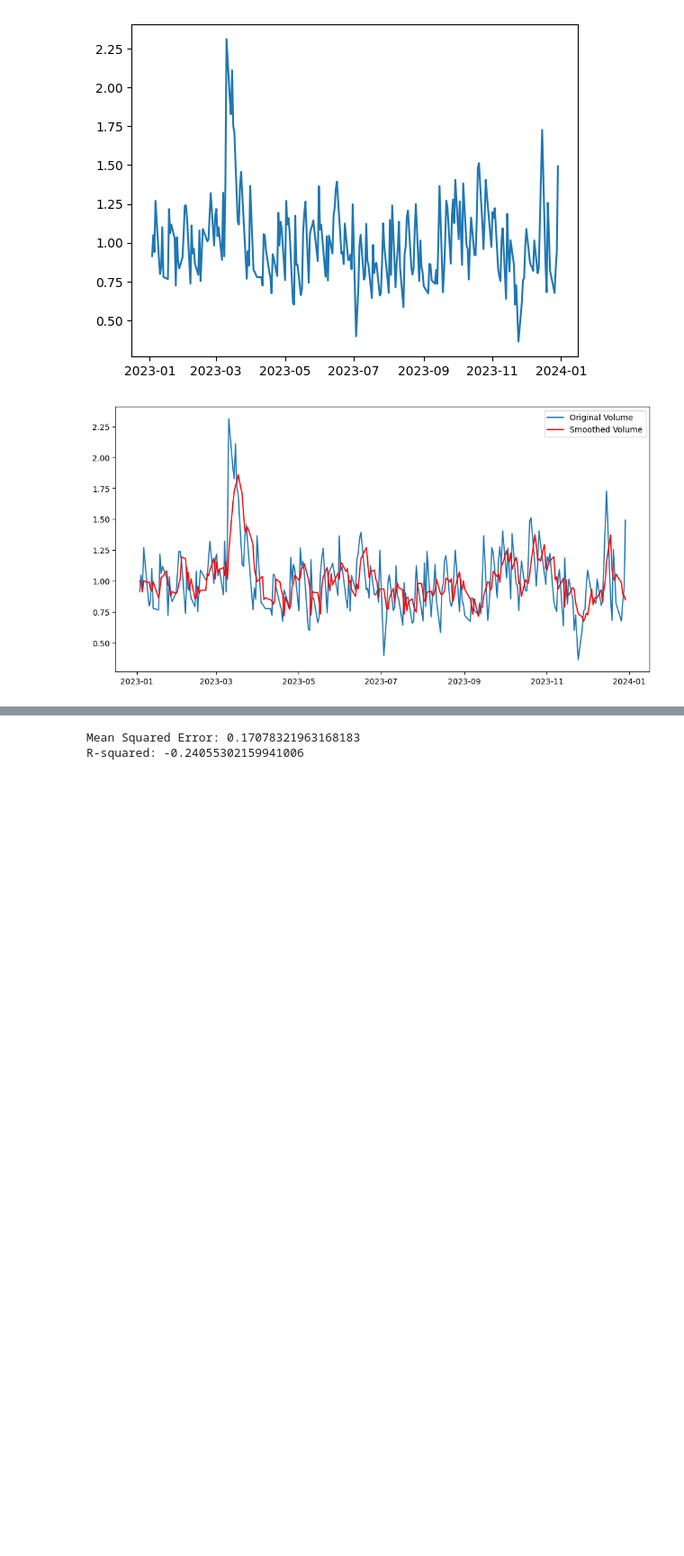
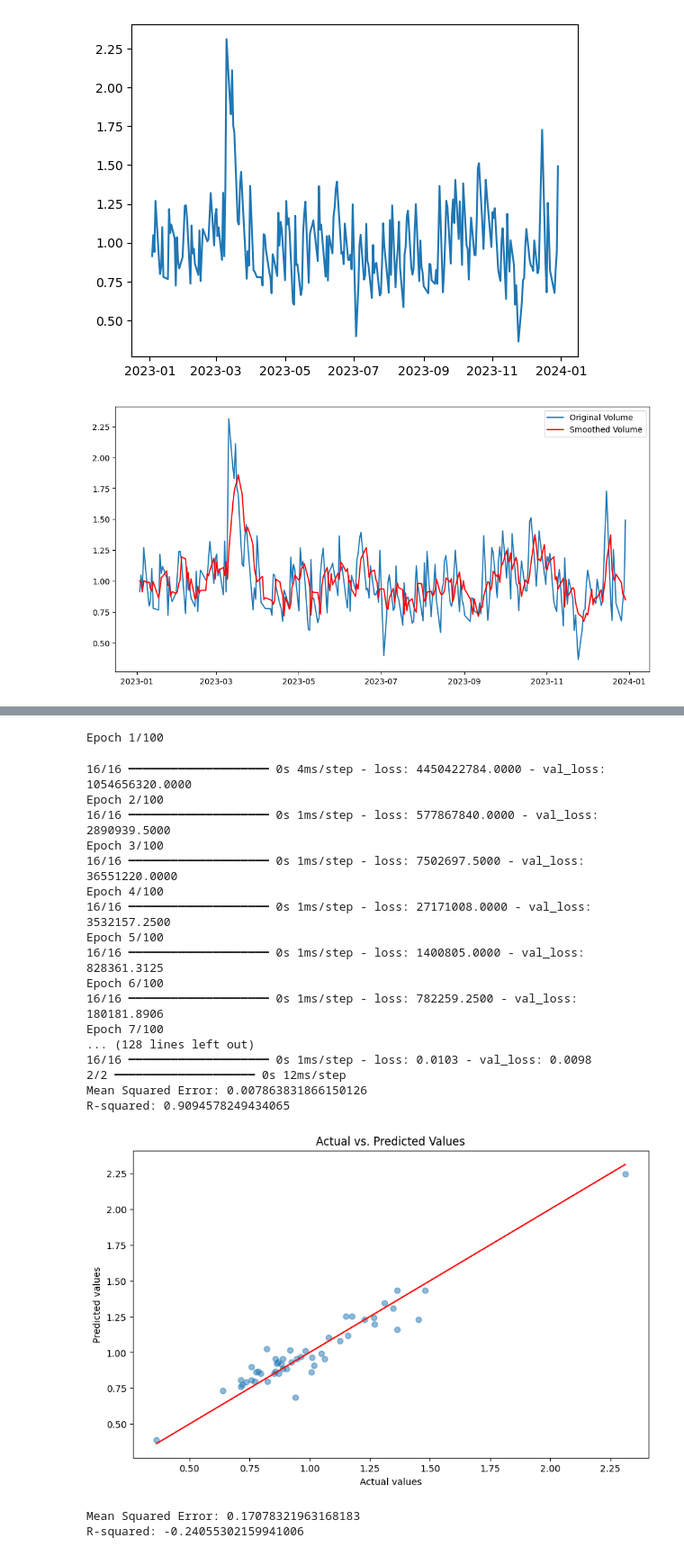
Before and after one commit to amirtarkian/DataModels2024, a Jupyter notebook: data/models.ipynb, the cells around one changed output, grey strips where cells are left out. Shown at 90% size. Drawn from its saved outputs; the diff is of its cells as text; code cells hidden in the pictures; blank space fills up the shorter version.

```diff
--- a/data/models.ipynb
+++ b/data/models.ipynb
@@ -154,3 +168,62 @@ R-squared: 0.8642695332096898
+# %%
+# NEURAL NETWORK
+import numpy as np
+import random
+from tensorflow import random as tf_random
+
+model = Sequential([
+    Dense(10, activation='relu', input_shape=(X_train.shape[1],)),
+    Dense(10, activation='relu'),
+    Dense(1)
+])
+
+np.random.seed(42)
+random.seed(42)
+tf_random.set_seed(42)
+
+# Include callbacks for consistency in training performance
+from keras.callbacks import EarlyStopping
+early_stopping = EarlyStopping(monitor='val_loss', patience=10, restore_best_weights=True)
+
+model.compile(optimizer='adam', loss='mse')
+
+model.fit(X_train, y_train, epochs=100, batch_size=10, validation_split=0.2, callbacks=[early_stopping])
+
+predictions = model.predict(X_test)
+
+mse = mean_squared_error(y_test, predictions.flatten())
+r2 = r2_score(y_test, predictions.flatten())
+
+print(f"Mean Squared Error: {mse}")
+print(f"R-squared: {r2}")
+
+plt.figure(figsize=(10, 6))
+plt.scatter(y_test, predictions, alpha=0.5)
+plt.title('Actual vs. Predicted Values')
+plt.xlabel('Actual values')
+plt.ylabel('Predicted values')
+plt.plot([min(y_test), max(y_test)], [min(y_test), max(y_test)], color='red')  # Diagonal line
+plt.show()
+# %% [output]
+Epoch 1/100
+16/16 ━━━━━━━━━━━━━━━━━━━━ 0s 4ms/step - loss: 4450422784.0000 - val_loss: 1054656320.0000
+Epoch 2/100
+16/16 ━━━━━━━━━━━━━━━━━━━━ 0s 1ms/step - loss: 577867840.0000 - val_loss: 2890939.5000
+Epoch 3/100
+16/16 ━━━━━━━━━━━━━━━━━━━━ 0s 1ms/step - loss: 7502697.5000 - val_loss: 36551220.0000
+Epoch 4/100
+16/16 ━━━━━━━━━━━━━━━━━━━━ 0s 1ms/step - loss: 27171008.0000 - val_loss: 3532157.2500
+Epoch 5/100
+16/16 ━━━━━━━━━━━━━━━━━━━━ 0s 1ms/step - loss: 1400805.0000 - val_loss: 828361.3125
+Epoch 6/100
+16/16 ━━━━━━━━━━━━━━━━━━━━ 0s 1ms/step - loss: 782259.2500 - val_loss: 180181.8906
+Epoch 7/100
+... (128 lines left out)
+16/16 ━━━━━━━━━━━━━━━━━━━━ 0s 1ms/step - loss: 0.0103 - val_loss: 0.0098
+2/2 ━━━━━━━━━━━━━━━━━━━━ 0s 12ms/step
+Mean Squared Error: 0.007863831866150126
+R-squared: 0.9094578249434065
+[figure, added]
 # %%
 # DECISION TREE MODEL AND SMOOTHED
 
```
Also changed, not shown: parts of 5 cells of this notebook, 2 other files.
